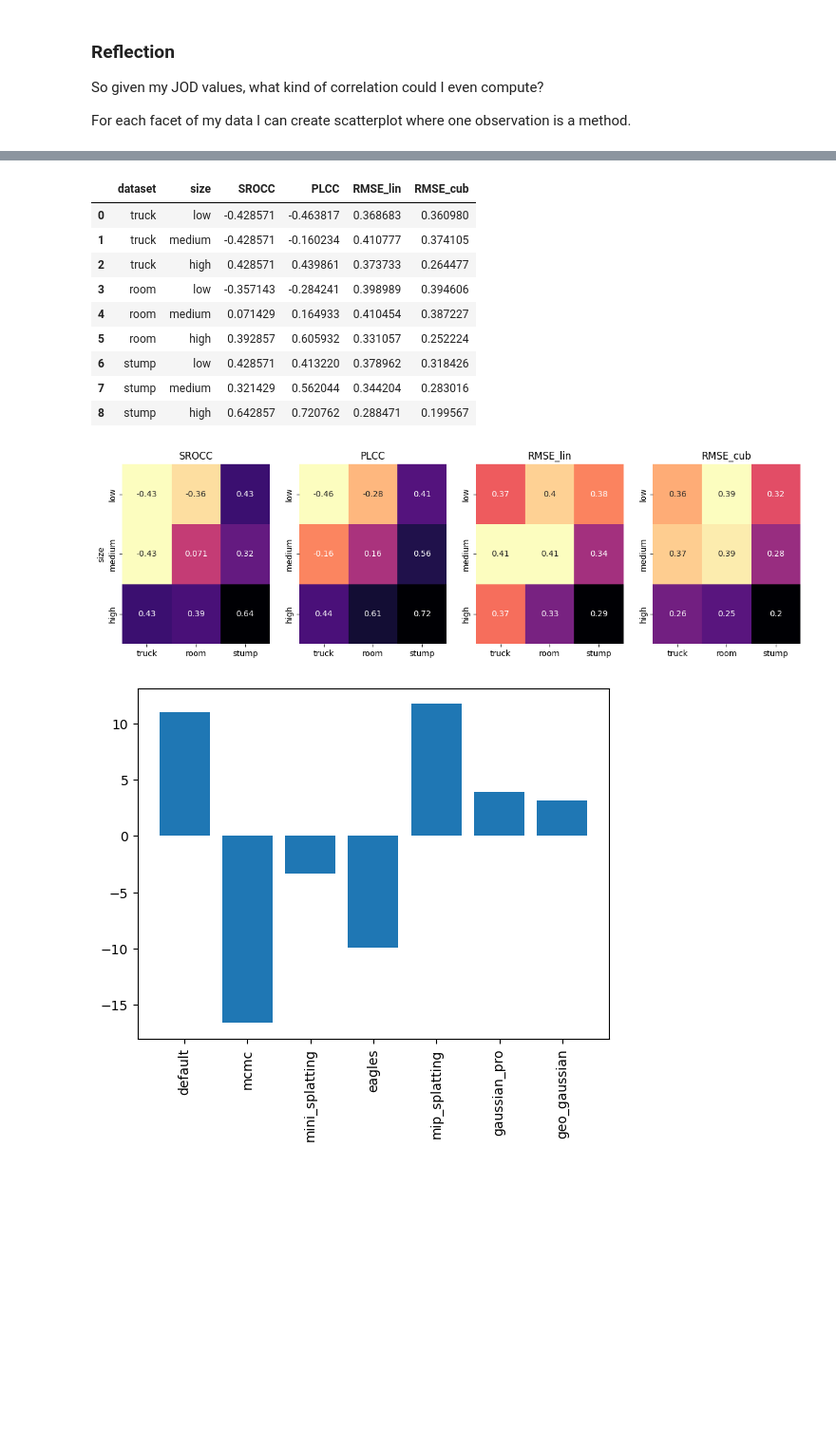
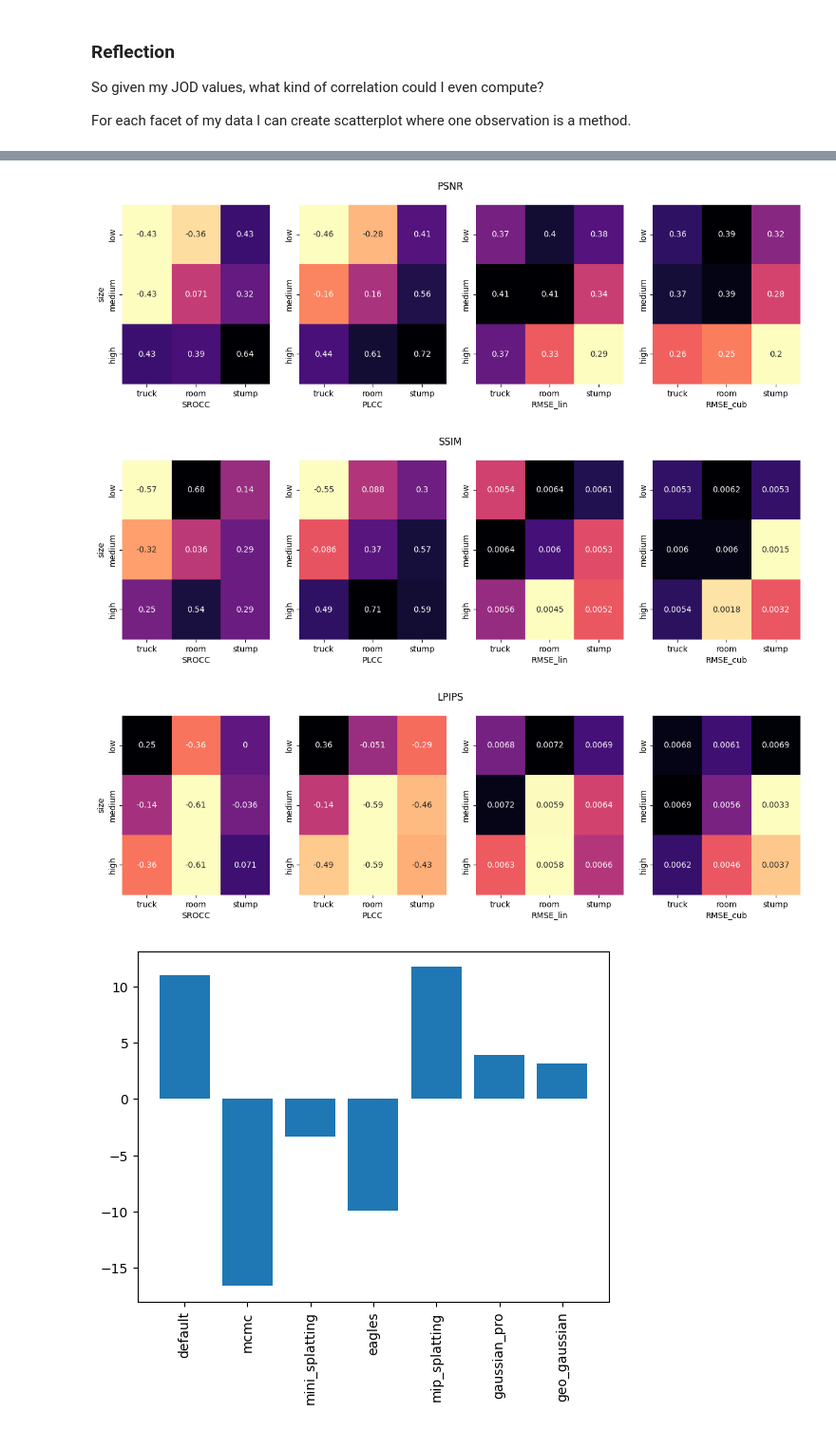
Before and after one commit to PaulErpen/final-data-analysis, a Jupyter notebook: joint-data-analysis.ipynb, the cells around one changed output, grey strips where cells are left out. Shown at 95% size. Drawn from its saved outputs; the diff is of its cells as text; code cells hidden in the pictures; blank space fills up the shorter version.

Commit message:
Add more heatmaps to joint data analysis

```diff
--- a/joint-data-analysis.ipynb
+++ b/joint-data-analysis.ipynb
@@ -119,5 +119,7 @@ def plot_quality_metric_against_jod(quality_metric: str = "psnr") -> pd.DataFram
 
 
 df_psnr = plot_quality_metric_against_jod()
+df_ssim = plot_quality_metric_against_jod("ssim")
+df_lpips = plot_quality_metric_against_jod("lpips")
 # %% [output]
 [figure]
@@ -124,42 +128,48 @@ df_psnr = plot_quality_metric_against_jod()
-# %%
-df_psnr
-# %% [output]
-|  | dataset | size | SROCC | PLCC | RMSE_lin | RMSE_cub |
-| 0 | truck | low | -0.428571 | -0.463817 | 0.368683 | 0.360980 |
-| 1 | truck | medium | -0.428571 | -0.160234 | 0.410777 | 0.374105 |
-| 2 | truck | high | 0.428571 | 0.439861 | 0.373733 | 0.264477 |
-| 3 | room | low | -0.357143 | -0.284241 | 0.398989 | 0.394606 |
-| 4 | room | medium | 0.071429 | 0.164933 | 0.410454 | 0.387227 |
-| 5 | room | high | 0.392857 | 0.605932 | 0.331057 | 0.252224 |
-| 6 | stump | low | 0.428571 | 0.413220 | 0.378962 | 0.318426 |
-| 7 | stump | medium | 0.321429 | 0.562044 | 0.344204 | 0.283016 |
-| 8 | stump | high | 0.642857 | 0.720762 | 0.288471 | 0.199567 |
 # %%
 import seaborn as sns
 from matplotlib import pyplot
 
 
-metrics = ["SROCC", "PLCC", "RMSE_lin", "RMSE_cub"]
+def plot_heatmap_for_metrics(dataframe: pd.DataFrame, title: str):
+    metrics = ["SROCC", "PLCC", "RMSE_lin", "RMSE_cub"]
 
-fig, axs = plt.subplots(1, len(metrics), figsize=(15, 4))
+    fig, axs = plt.subplots(1, len(metrics), figsize=(15, 4))
 
-for i, metric in enumerate(metrics):
-    df_pivot = df_psnr[[metric, "size", "dataset"]]
-    df_pivot = pd.pivot(df_pivot, columns=["dataset"], index=["size"], values=[metric])
-    df_pivot.columns = df_pivot.columns.map(lambda x: x[1])
-    df_pivot.index = pd.CategoricalIndex(
-        df_pivot.index, categories=["low", "medium", "high"], ordered=True
-    )
-    df_pivot.sort_index(inplace=True)
-    cmap = sns.color_palette("magma", as_cmap=True).reversed()
-    if "RMSE" in metric:
-        cmap = cmap.reversed()
-    sns.heatmap(df_pivot[["truck", "room", "stump"]], annot=True, ax=axs[i], cbar=False, cmap=cmap)
-    axs[i].set_title(metric)
-    if i > 0:
-        axs[i].set_ylabel("")
+    for i, metric in enumerate(metrics):
+        df_pivot = dataframe[[metric, "size", "dataset"]]
+        df_pivot = pd.pivot(
+            df_pivot, columns=["dataset"], index=["size"], values=[metric]
+        )
+        df_pivot.columns = df_pivot.columns.map(lambda x: x[1])
+        df_pivot.index = pd.CategoricalIndex(
+            df_pivot.index, categories=["low", "medium", "high"], ordered=True
+        )
+        df_pivot.sort_index(inplace=True)
+        cmap = sns.color_palette("magma", as_cmap=True).reversed()
+        # if "RMSE" in metric:
+        #    cmap = cmap.reversed()
+        sns.heatmap(
+            df_pivot[["truck", "room", "stump"]],
+            annot=True,
+            ax=axs[i],
+            cbar=False,
+            cmap=cmap,
+        )
+        axs[i].set_xlabel(metric)
+        if i > 0:
+            axs[i].set_ylabel("")
+
+    fig.suptitle(title)
+    plt.show()
+
+
+plot_heatmap_for_metrics(df_psnr, "PSNR")
+plot_heatmap_for_metrics(df_ssim, "SSIM")
+plot_heatmap_for_metrics(df_lpips, "LPIPS")
 # %% [output]
-[figure, old version]
+[figure, new version]
+[figure, added]
+[figure, added]
 # %%
 from matplotlib import pyplot as plt
 
```
Also changed, not shown: parts of 1 cell of this notebook.
